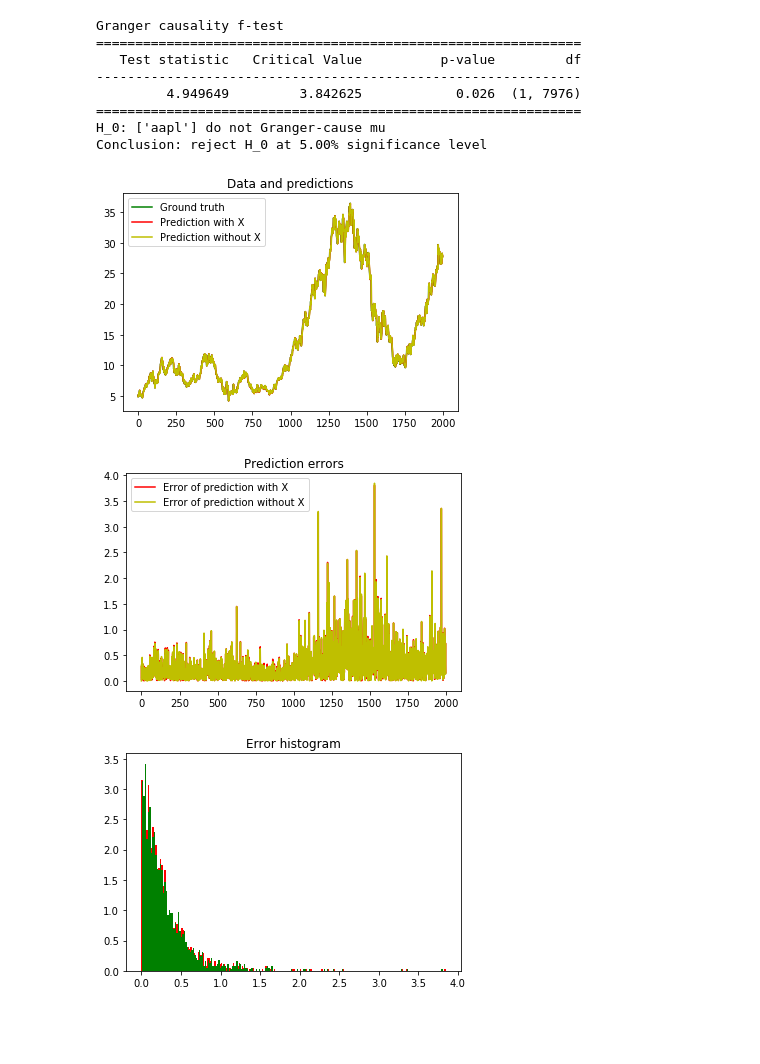
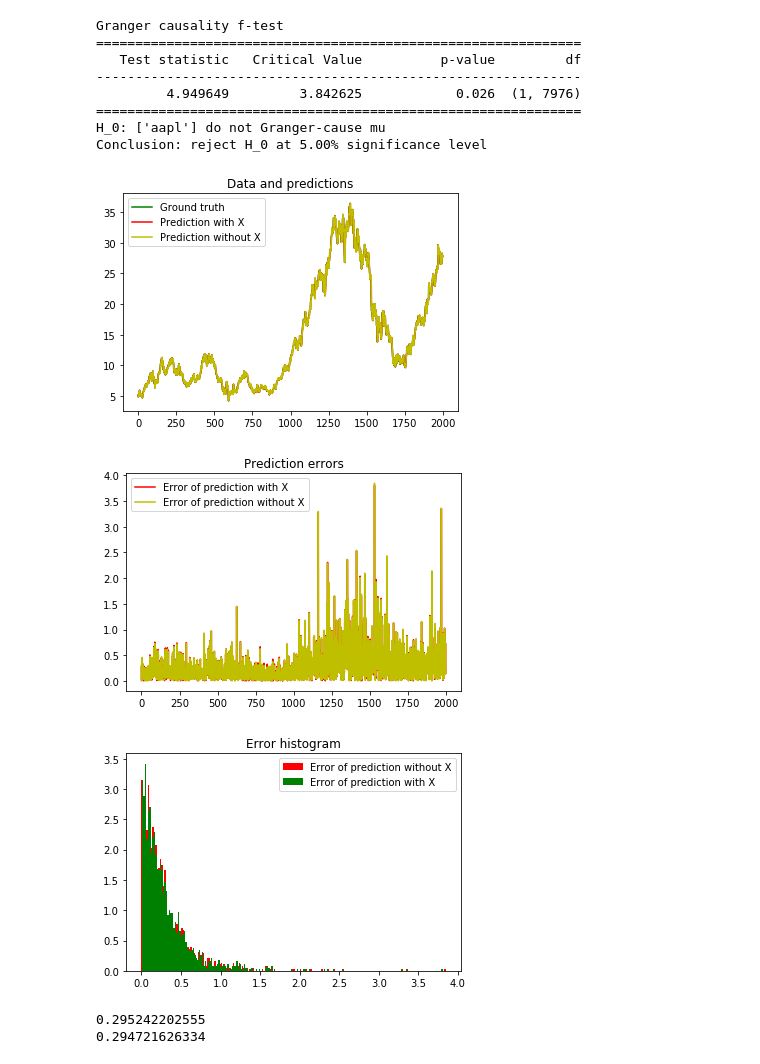
Before and after one commit to lisayzho/granger-causality, a Jupyter notebook: granger.ipynb, the cells around one changed output. Saved outputs shown, nothing was run; the diff lists cells and outputs as text; code cells hidden in the pictures; blank space fills up the shorter version.

```diff
--- a/granger.ipynb
+++ b/granger.ipynb
@@ -29,22 +29,25 @@ def granger_causes(ndata, maxlag=2, ic=None, filelist=None, data_kept=None):
     if data_kept != None:
         ndata = ndata[-data_kept:,:]
     data = pd.DataFrame(ndata[:,1:], columns=collist)
-    data_without = pd.DataFrame(ndata[:,2:], columns=collist[1:])
 
     date_col = [datetime.datetime.fromtimestamp(x) for x in ndata[:,[0]]]
     dates = pd.Series(date_col)
     data.index = dates
-    data_without.index = dates
     model = VAR(data)
     results = model.fit(maxlag, ic=ic)
-    model_without = VAR(data_without)
-    results_without = model_without.fit(maxlag, ic=ic)
     results.test_causality(list(data)[-1], list(data)[0], kind='f')
-    return model, results, ndata[:,-1], model.predict(results.params)[:,-1], model_without.predict(results_without.params)[:,-1]
+    if len(filelist) > 2:
+        data_without = pd.DataFrame(ndata[:,2:], columns=collist[1:])
+        data_without.index = dates
+        model_without = VAR(data_without)
+        results_without = model_without.fit(maxlag, ic=ic)
+        return model, results, ndata[:,-1], model.predict(results.params)[:,-1], model_without.predict(results_without.params)[:,-1]
+    else:
+        return model, results, ndata[:,-1], None, None
 # %%
 filelist = ["data/AAPL.csv", "data/ADI.csv"]
-filelist = ["data/AAPL.csv", "data/AMZN.csv", "data/GOOG.csv", "data/ADI.csv"]
-filelist = ["data/AAPL.csv", "data/MU.csv"]
+# filelist = ["data/AAPL.csv", "data/AMZN.csv", "data/GOOG.csv", "data/ADI.csv"]
+# filelist = ["data/AAPL.csv", "data/MU.csv"]
 filelist = ["data/AAPL.csv", "data/AMZN.csv", "data/GOOG.csv", "data/MU.csv"]
 d = get_data(filelist)
 # %% [output]
@@ -65,26 +68,33 @@ Granger causality f-test
 H_0: ['aapl'] do not Granger-cause mu
 Conclusion: reject H_0 at 5.00% significance level
 # %%
+# This block only works when using filelist of length 4
 plt.plot(predict_gt[predict_gt.size-predict_with.size:], 'g')
 plt.plot(predict_with, 'r')
 plt.plot(predict_without, 'y')
 plt.legend(['Ground truth', 'Prediction with X', 'Prediction without X'])
 plt.title('Data and predictions')
 plt.show()
 
 errors_with = abs(predict_with-predict_gt[predict_gt.size-predict_with.size:])
 errors_without = abs(predict_without-predict_gt[predict_gt.size-predict_with.size:])
 plt.plot(errors_with, 'r')
 plt.plot(errors_without, 'y')
 plt.legend(['Error of prediction with X', 'Error of prediction without X'])
 plt.title('Prediction errors')
 plt.show()
 
 plt.title('Error histogram')
 plt.hist(errors_without, 200, normed=1,facecolor='red')
 plt.hist(errors_with, 200, normed=1,facecolor='green')
+plt.legend(['Error of prediction without X', 'Error of prediction with X'])
 plt.show()
+
+print(errors_without.mean())
+print(errors_with.mean())
 # %% [output]
 [figure]
 [figure]
-[figure, old version]
+[figure, new version]
+0.295242202555
+0.294721626334
```
Also changed, not shown: parts of 5 cells of this notebook.
